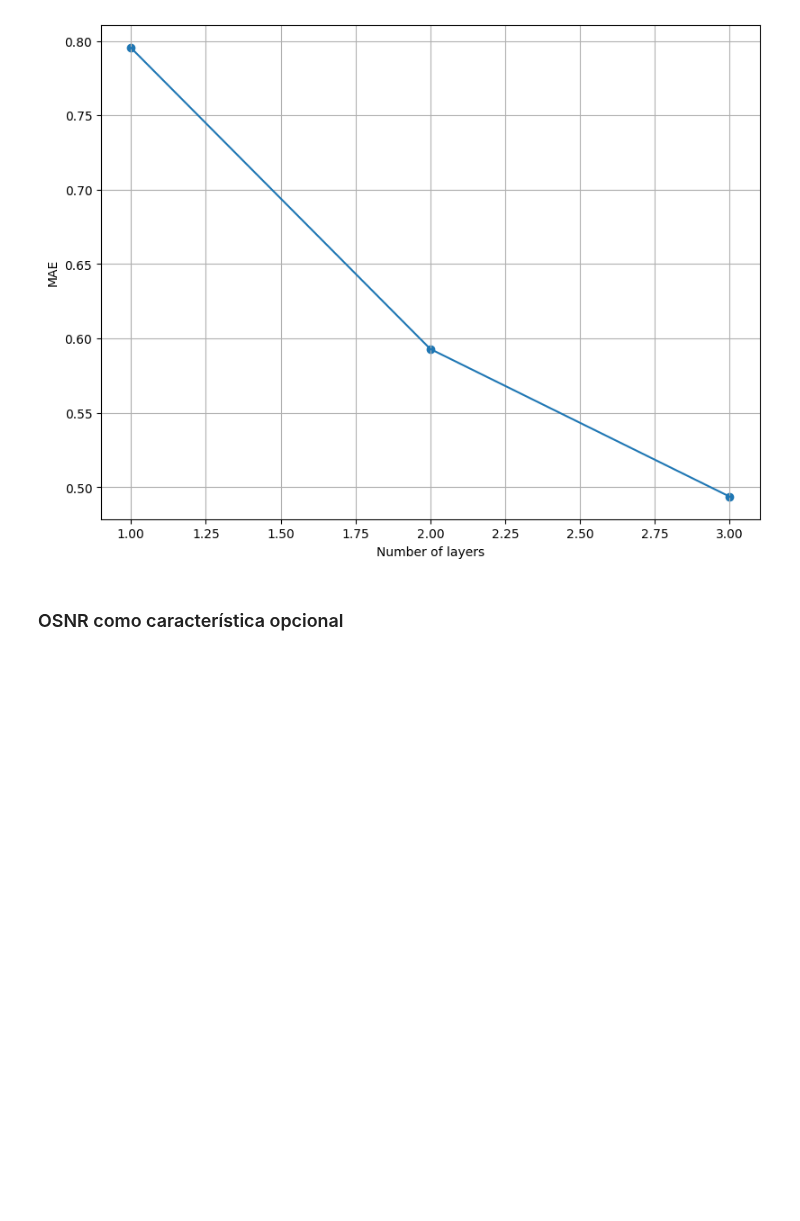
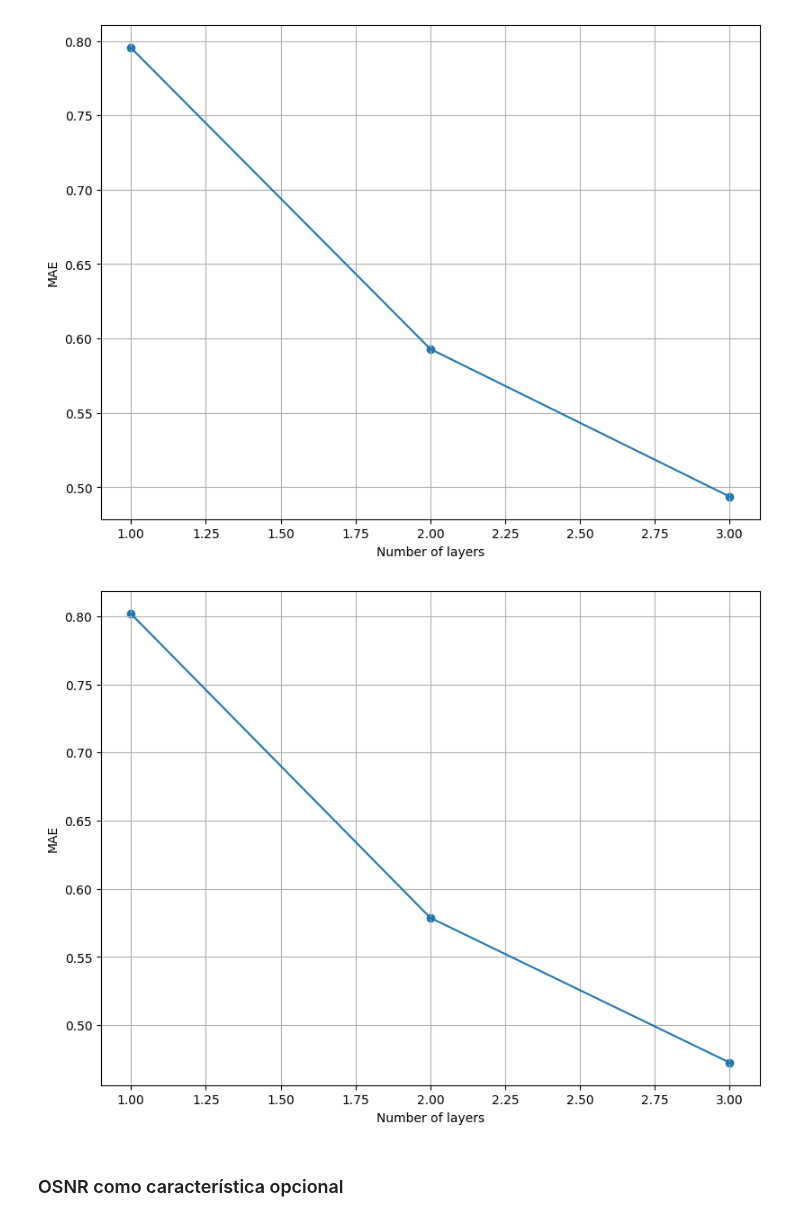
Before and after one commit to jjgranadat/Semillero_SOFA, a Jupyter notebook: ICI_Project/Codes/Histograms/Histograms_Regression.ipynb, the cells around one changed output. Saved outputs shown, nothing was run; the diff lists cells and outputs as text; code cells hidden in the pictures; blank space fills up the shorter version.

```diff
--- a/ICI_Project/Codes/Histograms/Histograms_Regression.ipynb
+++ b/ICI_Project/Codes/Histograms/Histograms_Regression.ipynb
@@ -683,6 +682,23 @@ x = range(1, 4)
 plot_results(x, layers_avg_results, "Number of layers", log=False)
 # %% [output]
 [figure]
+# %%
+def get_test_mae_by_layers(results, target_layers):
+    test_mae_lst = []
+    for activations in hidden_layers:
+        if len(activations) != target_layers:
+            continue
+        for neurons in max_neurons:
+            for osnr in osnr_lst:
+                act_fn_name = "".join([s[0] for s in activations])
+                test_mae_lst.append(np.mean(results[act_fn_name][neurons][osnr]["mae"]["prod"]))
+    return test_mae_lst
+
+layers_avg_results = [np.mean(get_test_mae_by_layers(histograms_reg_results, layers)) for layers in range(1, 4)]
+x = range(1, 4)
+plot_results(x, layers_avg_results, "Number of layers", log=False)
+# %% [output]
+[figure, added]
 # %% [markdown]
 ### OSNR como característica opcional
 # %%
```
Also changed, not shown: parts of 3 cells of this notebook, 4 other files.
